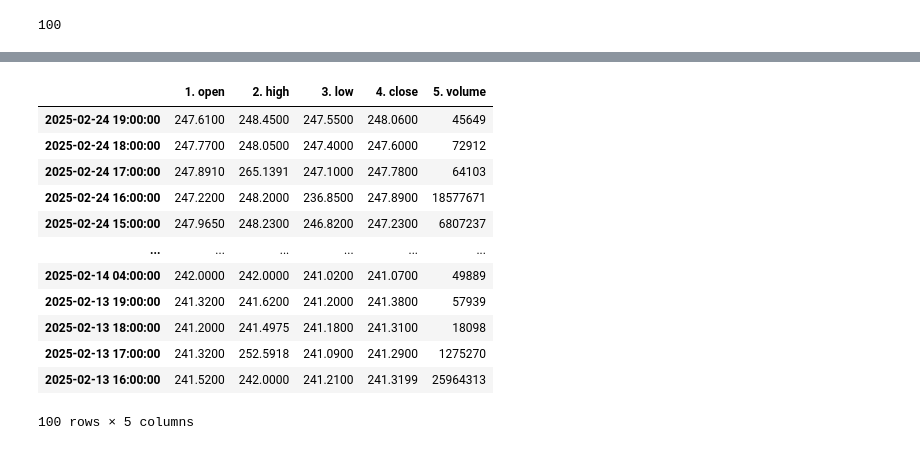
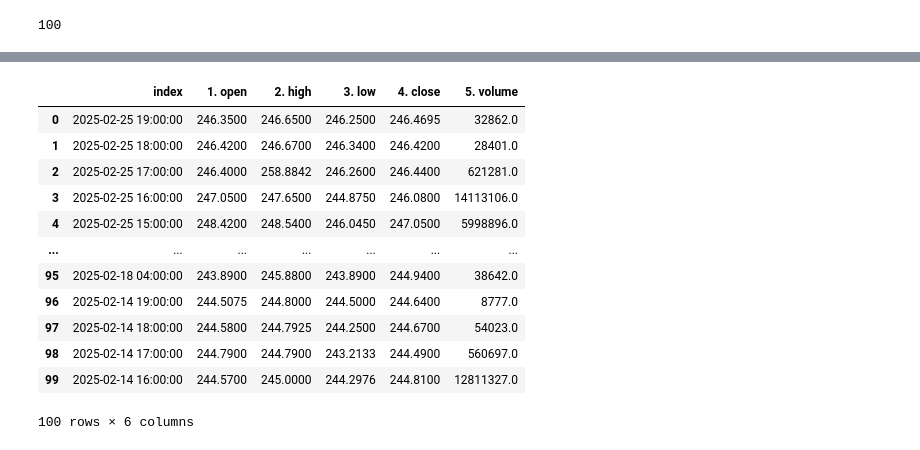
Before and after one commit to Amoako419/alphavantage, a Jupyter notebook: dags/test.ipynb, the cells around one changed output, grey strips where cells are left out. Saved outputs shown, nothing was run; the diff lists cells and outputs as text; code cells hidden in the pictures.

```diff
--- a/dags/test.ipynb
+++ b/dags/test.ipynb
@@ -79,18 +110,19 @@ df = pd.DataFrame.from_dict(data['Time Series (60min)'], orient='index')
-# %%
-df
-# %% [output]
-|  | 1. open | 2. high | 3. low | 4. close | 5. volume |
-| 2025-02-24 19:00:00 | 247.6100 | 248.4500 | 247.5500 | 248.0600 | 45649 |
-| 2025-02-24 18:00:00 | 247.7700 | 248.0500 | 247.4000 | 247.6000 | 72912 |
-| 2025-02-24 17:00:00 | 247.8910 | 265.1391 | 247.1000 | 247.7800 | 64103 |
-| 2025-02-24 16:00:00 | 247.2200 | 248.2000 | 236.8500 | 247.8900 | 18577671 |
-| 2025-02-24 15:00:00 | 247.9650 | 248.2300 | 246.8200 | 247.2300 | 6807237 |
-| ... | ... | ... | ... | ... | ... |
-| 2025-02-14 04:00:00 | 242.0000 | 242.0000 | 241.0200 | 241.0700 | 49889 |
-| 2025-02-13 19:00:00 | 241.3200 | 241.6200 | 241.2000 | 241.3800 | 57939 |
-| 2025-02-13 18:00:00 | 241.2000 | 241.4975 | 241.1800 | 241.3100 | 18098 |
-| 2025-02-13 17:00:00 | 241.3200 | 252.5918 | 241.0900 | 241.2900 | 1275270 |
-| 2025-02-13 16:00:00 | 241.5200 | 242.0000 | 241.2100 | 241.3199 | 25964313 |
-100 rows × 5 columns
+# %%
+df.reset_index(inplace=True)
+df
+# %% [output]
+|  | index | 1. open | 2. high | 3. low | 4. close | 5. volume |
+| 0 | 2025-02-25 19:00:00 | 246.3500 | 246.6500 | 246.2500 | 246.4695 | 32862.0 |
+| 1 | 2025-02-25 18:00:00 | 246.4200 | 246.6700 | 246.3400 | 246.4200 | 28401.0 |
+| 2 | 2025-02-25 17:00:00 | 246.4000 | 258.8842 | 246.2600 | 246.4400 | 621281.0 |
+| 3 | 2025-02-25 16:00:00 | 247.0500 | 247.6500 | 244.8750 | 246.0800 | 14113106.0 |
+| 4 | 2025-02-25 15:00:00 | 248.4200 | 248.5400 | 246.0450 | 247.0500 | 5998896.0 |
+| ... | ... | ... | ... | ... | ... | ... |
+| 95 | 2025-02-18 04:00:00 | 243.8900 | 245.8800 | 243.8900 | 244.9400 | 38642.0 |
+| 96 | 2025-02-14 19:00:00 | 244.5075 | 244.8000 | 244.5000 | 244.6400 | 8777.0 |
+| 97 | 2025-02-14 18:00:00 | 244.5800 | 244.7925 | 244.2500 | 244.6700 | 54023.0 |
+| 98 | 2025-02-14 17:00:00 | 244.7900 | 244.7900 | 243.2133 | 244.4900 | 560697.0 |
+| 99 | 2025-02-14 16:00:00 | 244.5700 | 245.0000 | 244.2976 | 244.8100 | 12811327.0 |
+100 rows × 6 columns
 # %%
 #change the column names
```
Also changed, not shown: parts of 12 cells of this notebook, 1 other file.
